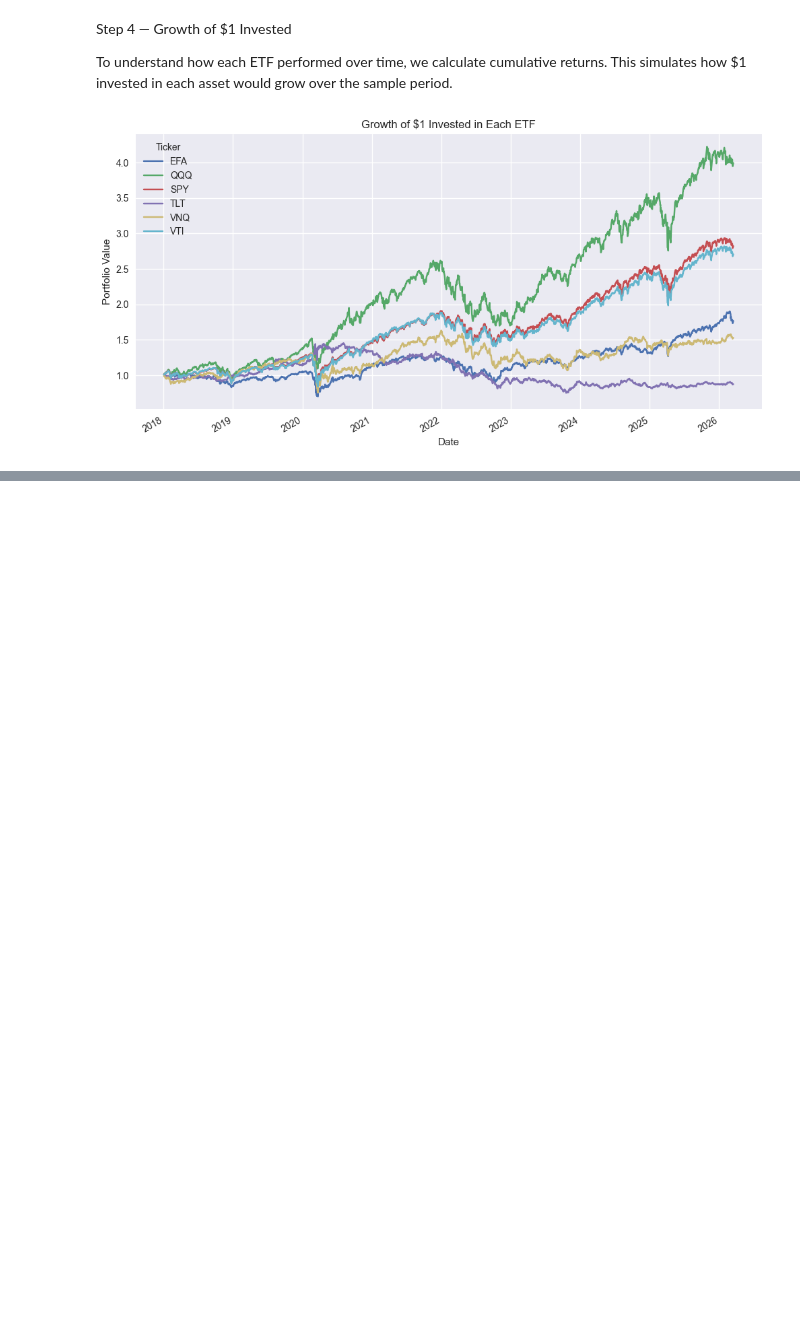
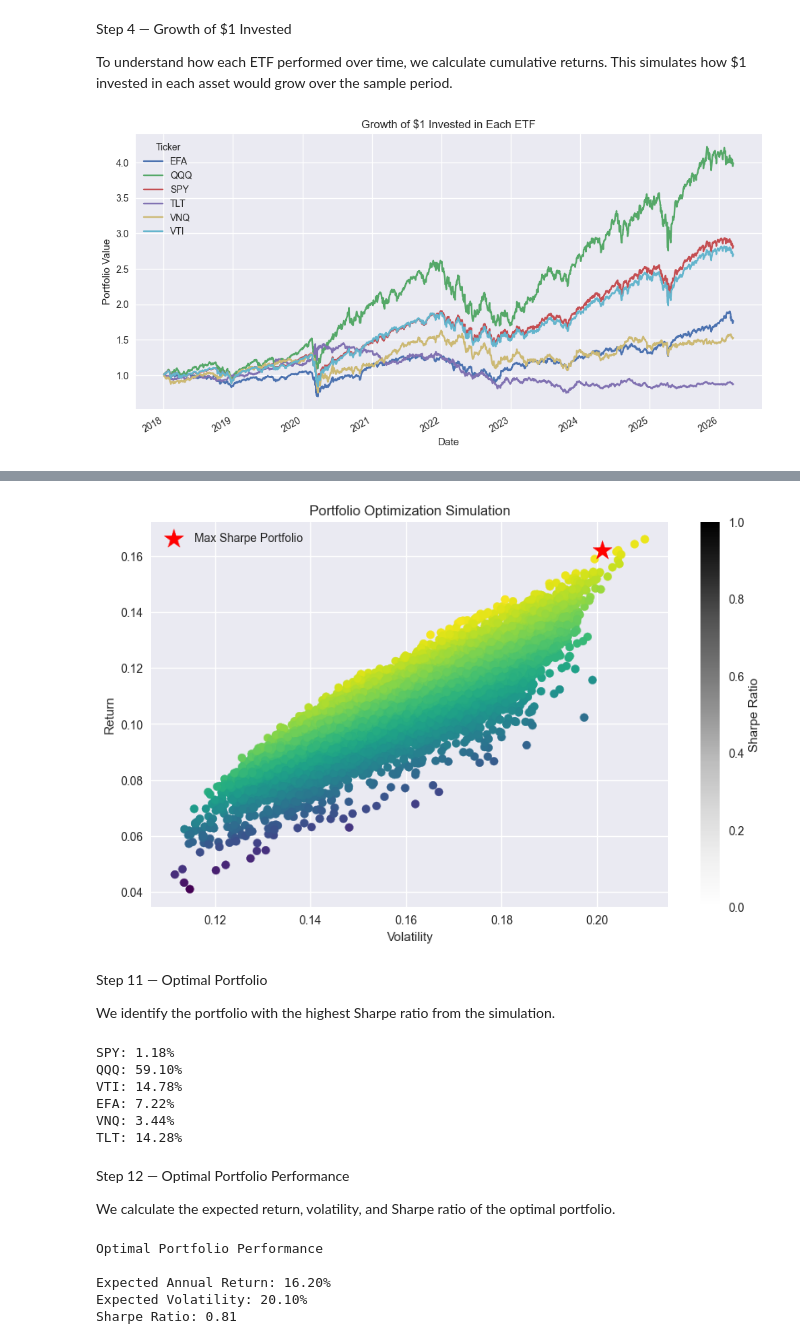
Before and after one commit to ishtrenjhen-a11y/finance-project-1, a Jupyter notebook: notebooks/portfolio_analysis.ipynb, the cells around one changed output, grey strips where cells are left out. Cells and saved outputs as stored; diff of their text form; code cells hidden in the pictures; blank space fills up the shorter version.

```diff
--- a/notebooks/portfolio_analysis.ipynb
+++ b/notebooks/portfolio_analysis.ipynb
@@ -74,0 +167,79 @@ plt.show()
+# %%
+num_portfolios = 10000
+num_assets = len(tickers)
+
+results = np.zeros((3, num_portfolios))
+weights_record = []
+
+for i in range(num_portfolios):
+
+    weights = np.random.random(num_assets)
+    weights /= np.sum(weights)
+
+    weights_record.append(weights)
+
+    portfolio_return = np.sum(weights * annual_returns)
+    portfolio_volatility = np.sqrt(np.dot(weights.T, np.dot(returns.cov()*252, weights)))
+
+    sharpe_ratio = portfolio_return / portfolio_volatility
+
+    results[0,i] = portfolio_return
+    results[1,i] = portfolio_volatility
+    results[2,i] = sharpe_ratio
+# %%
+plt.figure(figsize=(10,6))
+
+plt.scatter(results[1,:], results[0,:], c=results[2,:], cmap='viridis')
+
+plt.scatter(results[1, max_sharpe_idx],
+            results[0, max_sharpe_idx],
+            color='red',
+            marker='*',
+            s=300,
+            label='Max Sharpe Portfolio')
+
+plt.xlabel("Volatility")
+plt.ylabel("Return")
+plt.title("Portfolio Optimization Simulation")
+
+plt.legend()
+plt.colorbar(label="Sharpe Ratio")
+plt.savefig("../visualisations/portfolio_simulation.png")
+
+plt.show()
+# %% [output]
+[figure, added]
+# %% [markdown]
+Step 11 — Optimal Portfolio
+
+We identify the portfolio with the highest Sharpe ratio from the simulation.
+# %%
+max_sharpe_idx = np.argmax(results[2])
+optimal_weights = weights_record[max_sharpe_idx]
+
+for ticker, weight in zip(tickers, optimal_weights):
+    print(f"{ticker}: {weight:.2%}")
+# %% [output]
+SPY: 1.18%
+QQQ: 59.10%
+VTI: 14.78%
+EFA: 7.22%
+VNQ: 3.44%
+TLT: 14.28%
+# %% [markdown]
+Step 12 — Optimal Portfolio Performance
+
+We calculate the expected return, volatility, and Sharpe ratio
+of the optimal portfolio.
+# %%
+print("Optimal Portfolio Performance\n")
+
+print(f"Expected Annual Return: {results[0, max_sharpe_idx]:.2%}")
+print(f"Expected Volatility: {results[1, max_sharpe_idx]:.2%}")
+print(f"Sharpe Ratio: {results[2, max_sharpe_idx]:.2f}")
+# %% [output]
+Optimal Portfolio Performance
+
+Expected Annual Return: 16.20%
+Expected Volatility: 20.10%
+Sharpe Ratio: 0.81
```
Also changed, not shown: parts of 17 cells of this notebook, 1 other file.
